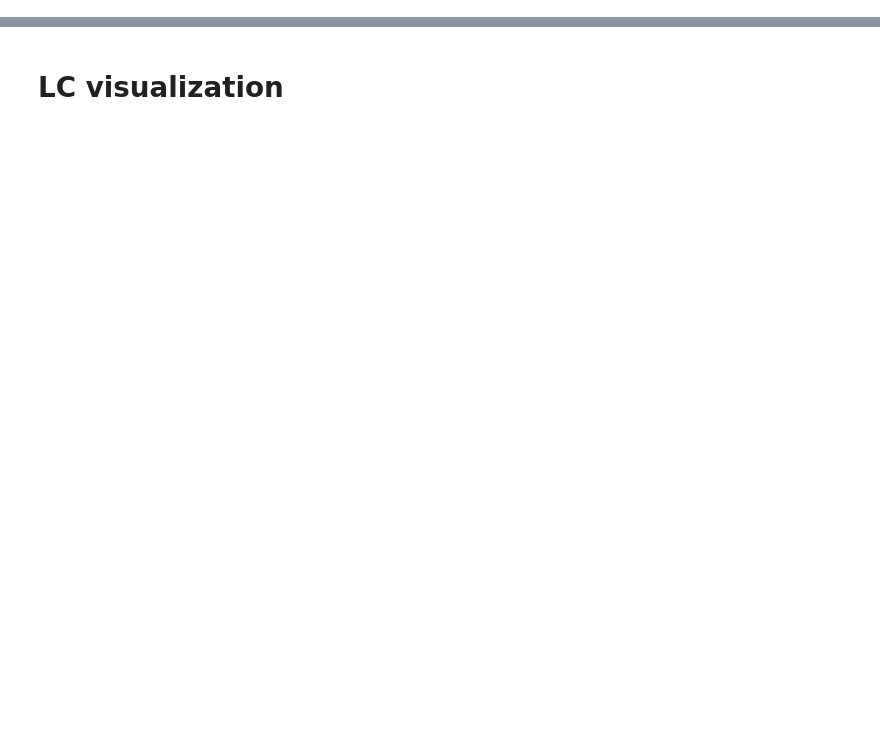
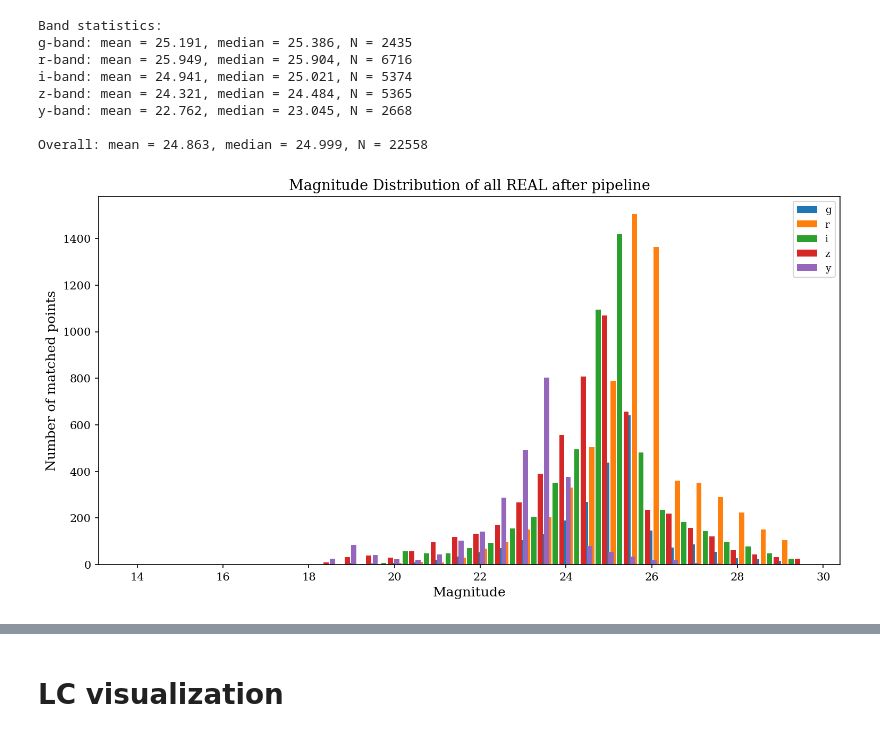
Before and after one commit to rbonnetguerrini/ML4transients, a Jupyter notebook: notebooks/data_loading_example.ipynb, the cells around one changed output, grey strips where cells are left out. Saved outputs shown, nothing was run; the diff lists cells and outputs as text; code cells hidden in the pictures; blank space fills up the shorter version.

```diff
--- a/notebooks/data_loading_example.ipynb
+++ b/notebooks/data_loading_example.ipynb
@@ -29,0 +225,41 @@ Dataset loaded in 0.00 seconds
+# %%
+
+# Print mean and median for each band
+print("Band statistics:")
+for b, mags in matched_mags.items():
+    if len(mags) > 0:
+        print(f"{b}-band: mean = {np.mean(mags):.3f}, median = {np.median(mags):.3f}, N = {len(mags)}")
+    else:
+        print(f"{b}-band: no matched points")
+
+# Print overall mean and median (all bands combined)
+all_mags = np.hstack([mags for mags in matched_mags.values() if len(mags) > 0])
+print(f"\nOverall: mean = {np.mean(all_mags):.3f}, median = {np.median(all_mags):.3f}, N = {len(all_mags)}")
+
+# Plot histogram of matched magnitudes with centered grouped bars
+plt.figure(figsize=(12,6))
+bins = np.arange(14, 30, 0.5)
+bin_centers = 0.5 * (bins[:-1] + bins[1:])
+width = 0.12
+n_bands = len(matched_mags)
+offsets = np.linspace(-width*n_bands/2, width*n_bands/2, n_bands)
+
+for i, (b, mags) in enumerate(matched_mags.items()):
+    counts, _ = np.histogram(mags, bins=bins)
+    plt.bar(bin_centers + offsets[i], counts, width=width, label=b)
+
+plt.xlabel("Magnitude")
+plt.ylabel("Number of matched points")
+plt.title("Magnitude Distribution of all REAL after pipeline")
+plt.legend()
+plt.show()
+# %% [output]
+Band statistics:
+g-band: mean = 25.191, median = 25.386, N = 2435
+r-band: mean = 25.949, median = 25.904, N = 6716
+i-band: mean = 24.941, median = 25.021, N = 5374
+z-band: mean = 24.321, median = 24.484, N = 5365
+y-band: mean = 22.762, median = 23.045, N = 2668
+
+Overall: mean = 24.863, median = 24.999, N = 22558
+[figure, added]
```
Also changed, not shown: parts of 28 cells of this notebook, 11 other files.
